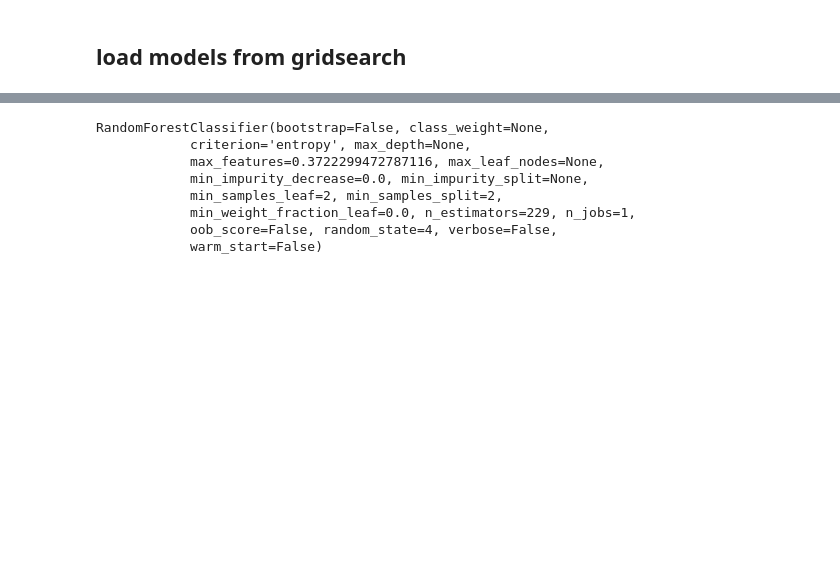
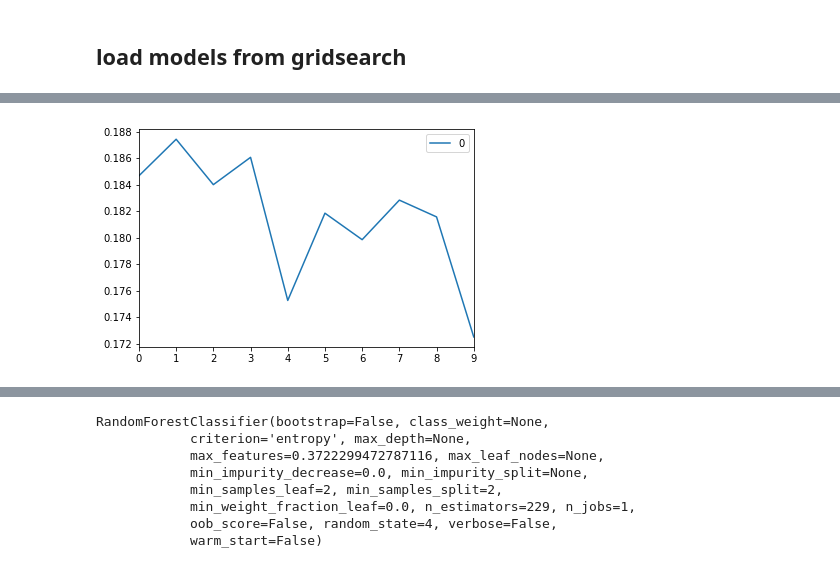
Before and after one commit to Jodahr/CabCancellation, a Jupyter notebook: CabCancellation.ipynb, the cells around one changed output, grey strips where cells are left out. Cells and saved outputs as stored; diff of their text form; code cells hidden in the pictures; blank space fills up the shorter version.

```diff
--- a/CabCancellation.ipynb
+++ b/CabCancellation.ipynb
@@ -288,0 +357,5 @@ fr_ru = dill.load(open('forest_ru.pkl', 'rb'))
+# %%
+pd.DataFrame(trial2.losses()).plot()
+plt.show()
+# %% [output]
+[figure, added]
```
Also changed, not shown: parts of 14 cells of this notebook.
